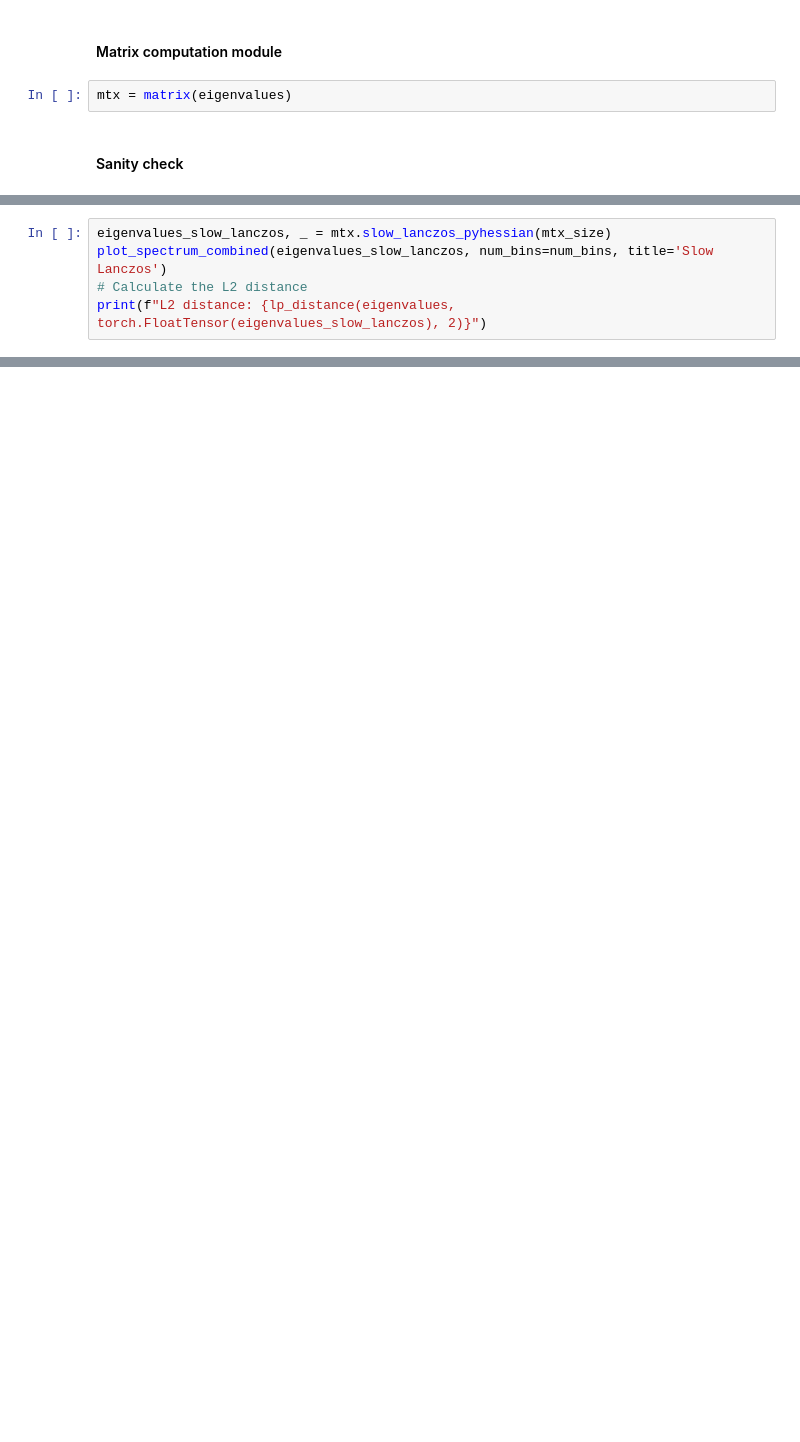
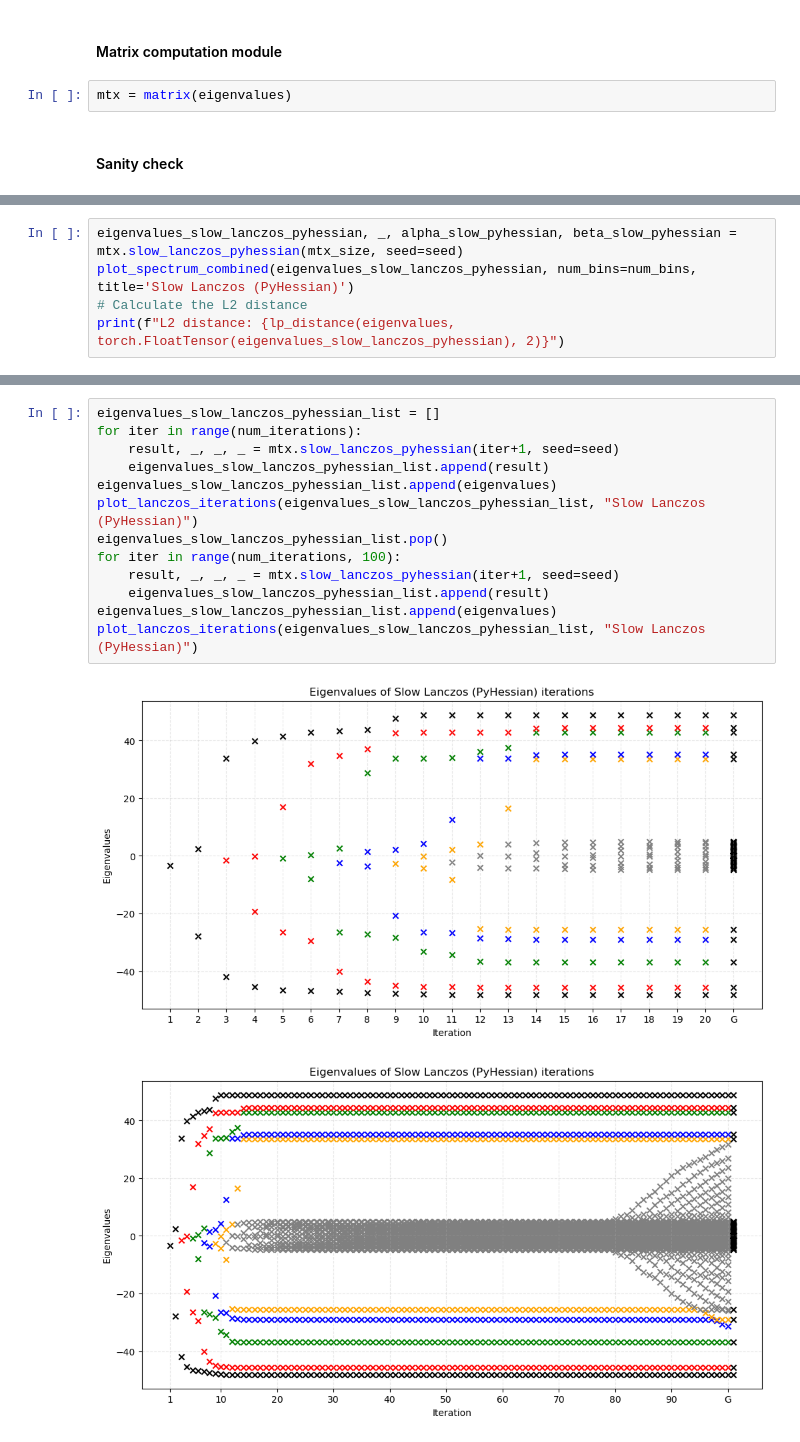
Before and after one commit to ilievanadezhda/spectral-properties-of-NN, a Jupyter notebook: lanczos/experiments.ipynb, the cells around one changed output, grey strips where cells are left out. Saved outputs shown, nothing was run; the diff lists cells and outputs as text; blank space fills up the shorter version.

```diff
--- a/lanczos/experiments.ipynb
+++ b/lanczos/experiments.ipynb
@@ -53,6 +68,6 @@ L2 distance: 0.00020936323562636971
 # %%
-eigenvalues_slow_lanczos, _ = mtx.slow_lanczos_pyhessian(mtx_size)
-plot_spectrum_combined(eigenvalues_slow_lanczos, num_bins=num_bins, title='Slow Lanczos')
+eigenvalues_slow_lanczos_pyhessian, _, alpha_slow_pyhessian, beta_slow_pyhessian = mtx.slow_lanczos_pyhessian(mtx_size, seed=seed)
+plot_spectrum_combined(eigenvalues_slow_lanczos_pyhessian, num_bins=num_bins, title='Slow Lanczos (PyHessian)')
 # Calculate the L2 distance
-print(f"L2 distance: {lp_distance(eigenvalues, torch.FloatTensor(eigenvalues_slow_lanczos), 2)}")
+print(f"L2 distance: {lp_distance(eigenvalues, torch.FloatTensor(eigenvalues_slow_lanczos_pyhessian), 2)}")
 # %% [output]
@@ -60,0 +76,16 @@ L2 distance: 1384.859375
+# %%
+eigenvalues_slow_lanczos_pyhessian_list = []
+for iter in range(num_iterations):
+    result, _, _, _ = mtx.slow_lanczos_pyhessian(iter+1, seed=seed)
+    eigenvalues_slow_lanczos_pyhessian_list.append(result)
+eigenvalues_slow_lanczos_pyhessian_list.append(eigenvalues)
+plot_lanczos_iterations(eigenvalues_slow_lanczos_pyhessian_list, "Slow Lanczos (PyHessian)")
+eigenvalues_slow_lanczos_pyhessian_list.pop()
+for iter in range(num_iterations, 100):
+    result, _, _, _ = mtx.slow_lanczos_pyhessian(iter+1, seed=seed)
+    eigenvalues_slow_lanczos_pyhessian_list.append(result)
+eigenvalues_slow_lanczos_pyhessian_list.append(eigenvalues)
+plot_lanczos_iterations(eigenvalues_slow_lanczos_pyhessian_list, "Slow Lanczos (PyHessian)")
+# %% [output]
+[figure, added]
+[figure, added]
```
Also changed, not shown: parts of 41 cells of this notebook, 7 other files.
